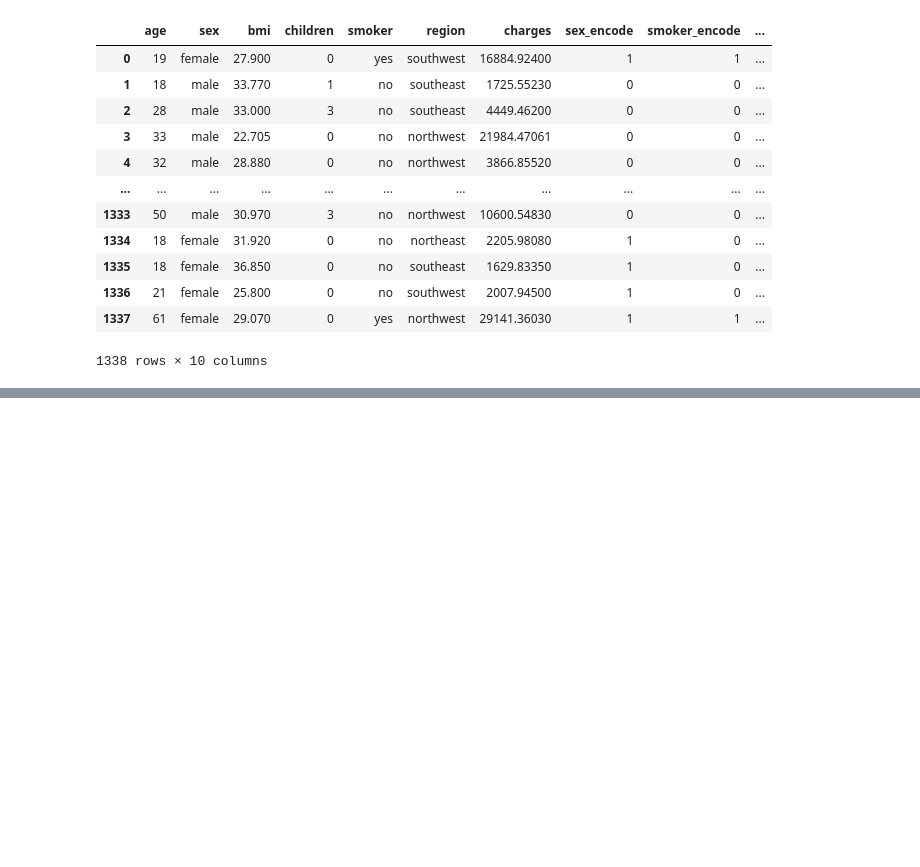
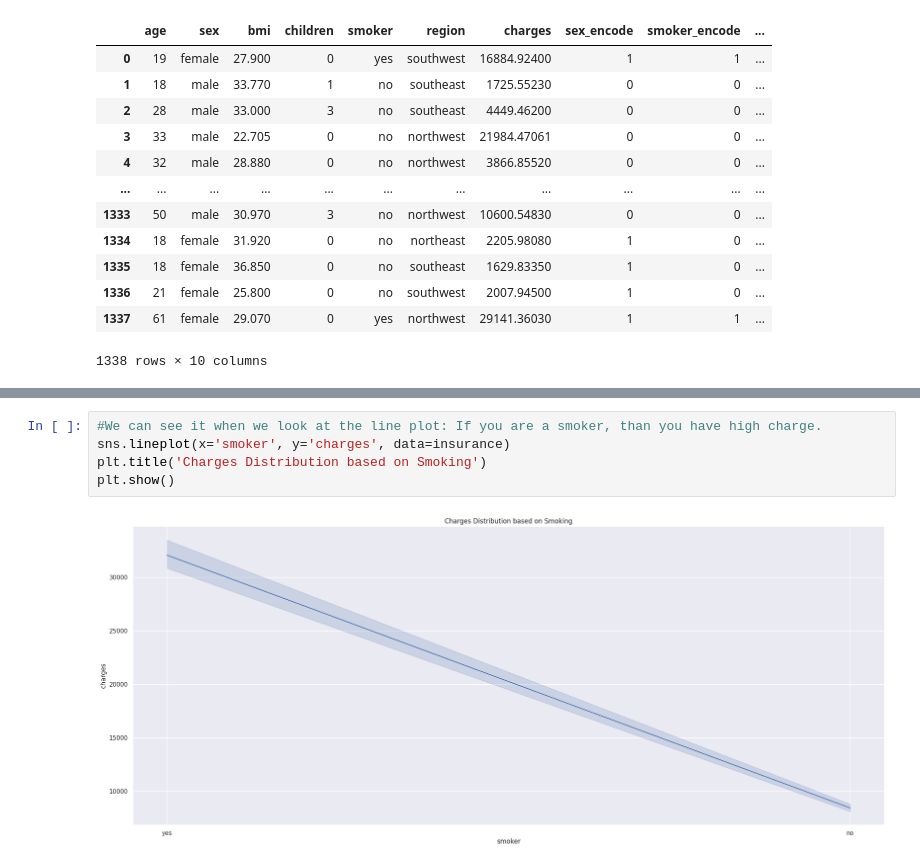
Before and after one commit to Minazor/GlobalAIHub_Bootcamp_Project, a Jupyter notebook: GlobalAIHub_MedicalCostAnalysis.ipynb, the cells around one changed output, grey strips where cells are left out. Saved outputs shown, nothing was run; the diff lists cells and outputs as text; blank space fills up the shorter version.

```diff
--- a/GlobalAIHub_MedicalCostAnalysis.ipynb
+++ b/GlobalAIHub_MedicalCostAnalysis.ipynb
@@ -186,0 +105,7 @@ plt.show()
+# %%
+#We can see it when we look at the line plot: If you are a smoker, than you have high charge.
+sns.lineplot(x='smoker', y='charges', data=insurance)
+plt.title('Charges Distribution based on Smoking')
+plt.show()
+# %% [output]
+[figure, added]
```
Also changed, not shown: parts of 34 cells of this notebook.
